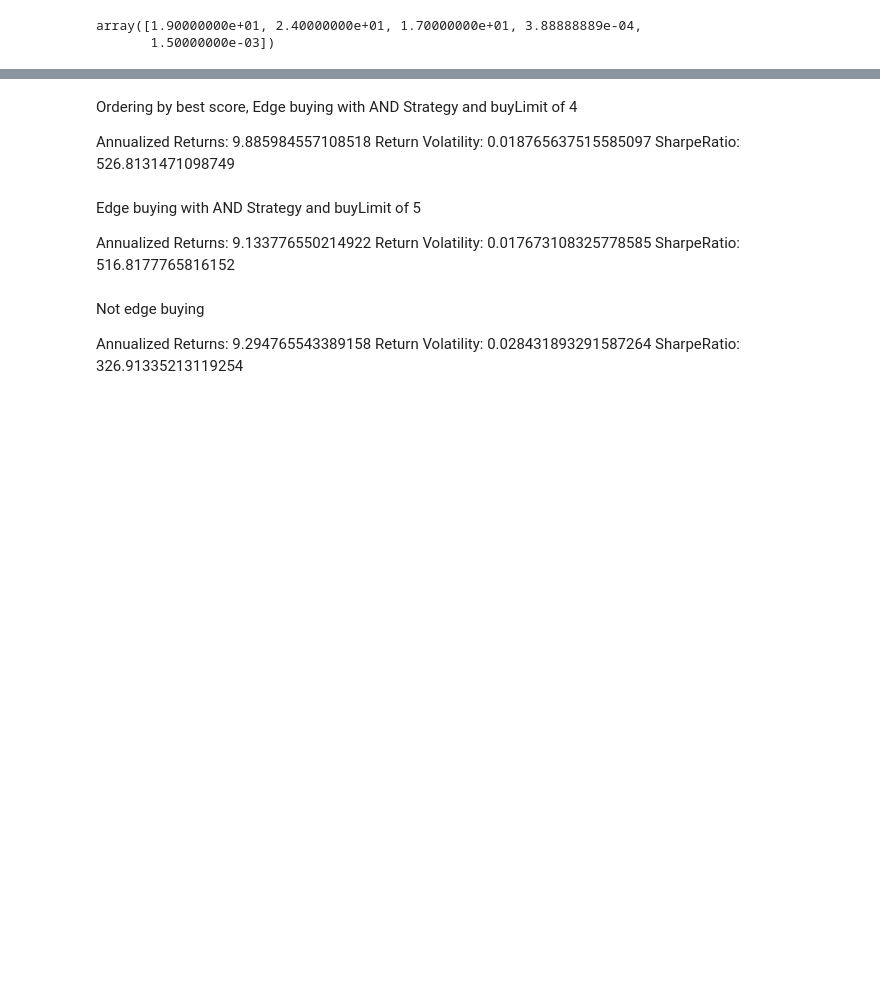
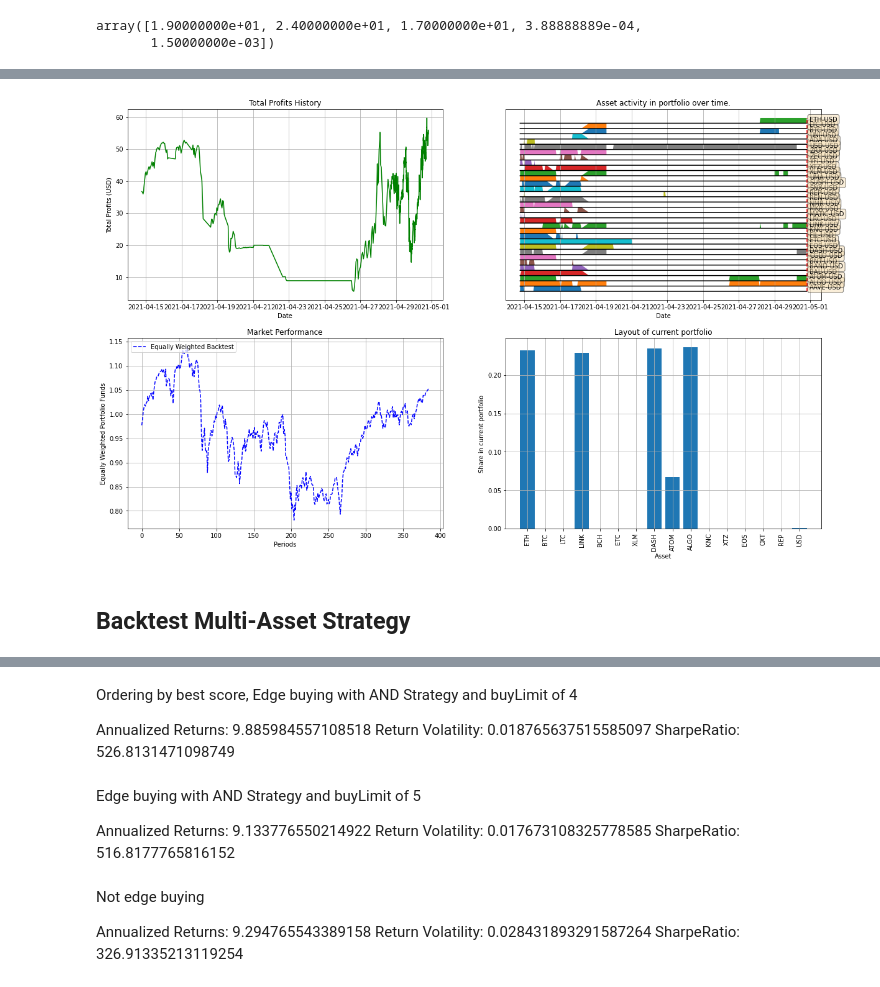
Before and after one commit to Andrerg01/fredinhouTradingBot, a Jupyter notebook: Coinbase_Trader_4.0/src/Prototyping.ipynb, the cells around one changed output, grey strips where cells are left out. Saved outputs shown, nothing was run; the diff lists cells and outputs as text; code cells hidden in the pictures; blank space fills up the shorter version.

```diff
--- a/Coinbase_Trader_4.0/src/Prototyping.ipynb
+++ b/Coinbase_Trader_4.0/src/Prototyping.ipynb
@@ -410,6 +352,0 @@ portfolio21600 = {(assets + ['USD-USD'])[i]:portfolioWeights[i] for i in range(l
-# %%
-start = datetime.datetime(2016,3,27)
-end = datetime.datetime.now()
-granularity = 60*60
-allCloseData = np.array([cf.getData(Client, asset, start, end, granularity = granularity, verbose = False)['close'].values for asset in assets])
-clear_output()
@@ -427,23 +352,0 @@ currentScoreA = np.array([ff.backtestStrategyA(allCloseData[i], parameters[i][0]
-# %%
-
-parameters = []
-scores = []
-for asset in assets:
-    with open(cf.dbPath + "/" + asset + "/StrBParams_" + str(granularity) + ".pkl", 'rb') as f:
-        best = pkl.load(f)
-        parameters += [best['parameters']]
-        scores += [best['score']]
-parameters = np.array(parameters)
-nLims = np.array([2,max([len(data) for data in allCloseData])])
-currentScoreB = np.array([ff.backtestStrategyB(allCloseData[i], parameters[i][0], parameters[i][1], parameters[i][2], nLims)[2][-1]*scores[i] for i in range(len(allCloseData))])
-# %%
-parameters = []
-scores = []
-for asset in assets:
-    with open(cf.dbPath + "/" + asset + "/StrCParams_" + str(granularity) + ".pkl", 'rb') as f:
-        best = pkl.load(f)
-        parameters += [best['parameters']]
-        scores += [best['score']]
-parameters = np.array(parameters)
-nLims = np.array([2,max([len(data) for data in allCloseData])])
-currentScoreC = np.array([ff.backtestStrategyC(allCloseData[i], parameters[i][0], parameters[i][1], parameters[i][2], parameters[i][3], parameters[i][4], nLims)[2][-1]*scores[i] for i in range(len(allCloseData))])
@@ -458,6 +352,0 @@ finalPortfolio = {key:(portfolio3600[key] + portfolio21600[key] + portfolio86400
-# %%
-for granularity in [24*60*60, 6*60*60, 60*60]:
-    for asset in assets[1:]:
-        clear_output()
-        print(asset + " - " + str(granularity))
-        cf.updateData(Client, asset, granularity, verbose = False)
@@ -1021,0 +376,13 @@ SharpeRatio: 471.3530136748475
+# %%
+fig, ax = plt.subplots(2, 2, figsize = [20,20/1.61])
+#histTemp = hist[datetime.datetime(2021, 4, 13):]
+histTemp = hist[datetime.datetime.now() - datetime.timedelta(days = 30):].copy()
+ff.makePricePlot(histTemp, ax[0, 0])
+ff.makeTimePortfolioPlot(histTemp, ax[0, 1])
+ff.makeMarketPerformancePlot([d[histTemp.index[0]:]['close'].values for d in allData], ax[1, 0])
+ff.makeCurrentPortfolioPlot(histTemp, ax[1, 1])
+#fig.tight_layout()
+# %% [output]
+[figure, added]
+# %% [markdown]
+## Backtest Multi-Asset Strategy
```
Also changed, not shown: parts of 65 cells of this notebook, 6 other files.
